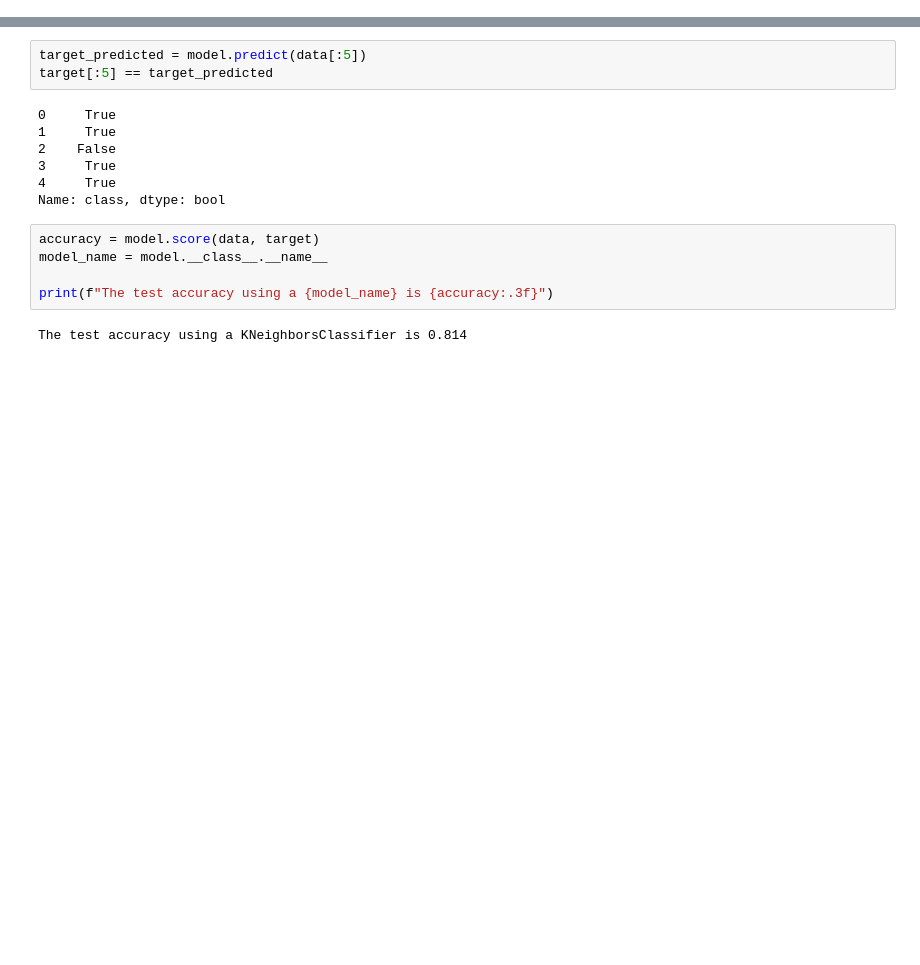
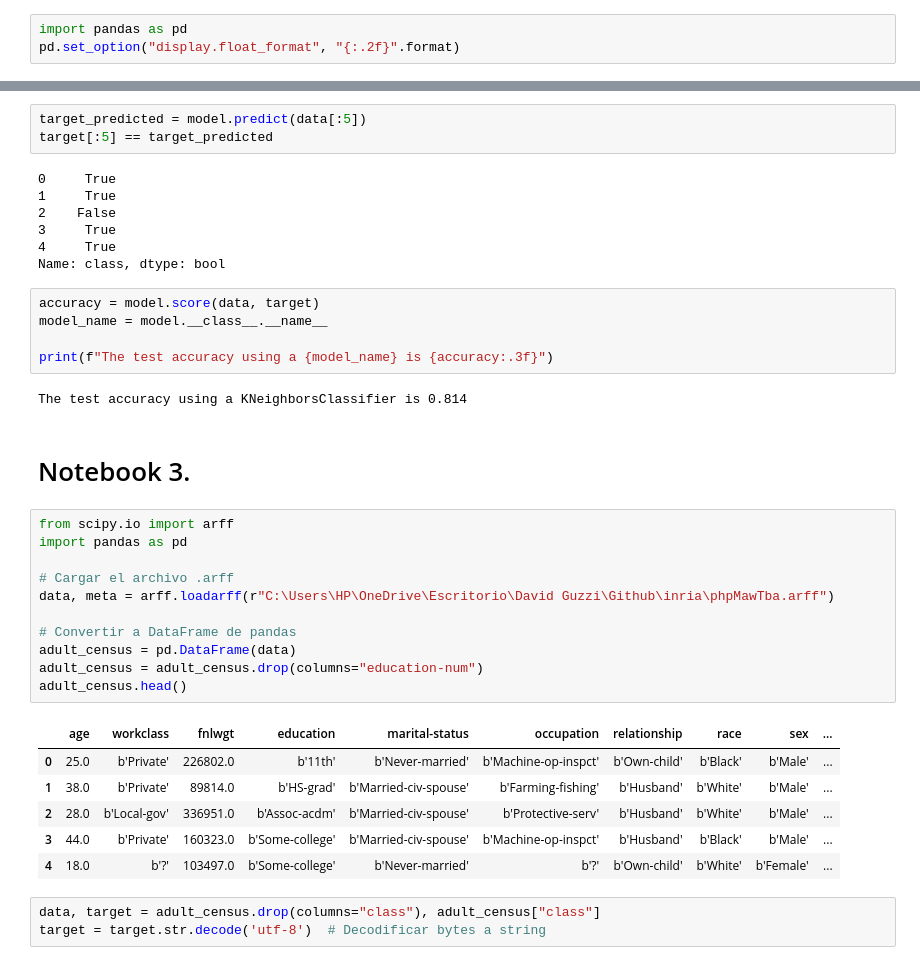
Before and after one commit to DavidGuzzi/inria, a Jupyter notebook: module_1.ipynb, the cells around one changed output, grey strips where cells are left out. Drawn from its saved outputs; the diff is of its cells as text; blank space fills up the shorter version.

```diff
--- a/module_1.ipynb
+++ b/module_1.ipynb
@@ -1,5 +1,8 @@
 # %% [markdown]
 # Notebook 1.
+# %%
+import pandas as pd
+pd.set_option("display.float_format", "{:.2f}".format)
 # %% [markdown]
 ## First look at our dataset
 
@@ -301,3 +304,26 @@ model_name = model.__class__.__name__
 print(f"The test accuracy using a {model_name} is {accuracy:.3f}")
 # %% [output]
 The test accuracy using a KNeighborsClassifier is 0.814
+# %% [markdown]
+# Notebook 3.
+# %%
+from scipy.io import arff
+import pandas as pd
+
+# Cargar el archivo .arff
+data, meta = arff.loadarff(r"C:\Users\HP\OneDrive\Escritorio\David Guzzi\Github\inria\phpMawTba.arff")
+
+# Convertir a DataFrame de pandas
+adult_census = pd.DataFrame(data)
+adult_census = adult_census.drop(columns="education-num")
+adult_census.head()
+# %% [output]
+|  | age | workclass | fnlwgt | education | marital-status | occupation | relationship | race | sex | ... |
+| 0 | 25.0 | b'Private' | 226802.0 | b'11th' | b'Never-married' | b'Machine-op-inspct' | b'Own-child' | b'Black' | b'Male' | ... |
+| 1 | 38.0 | b'Private' | 89814.0 | b'HS-grad' | b'Married-civ-spouse' | b'Farming-fishing' | b'Husband' | b'White' | b'Male' | ... |
+| 2 | 28.0 | b'Local-gov' | 336951.0 | b'Assoc-acdm' | b'Married-civ-spouse' | b'Protective-serv' | b'Husband' | b'White' | b'Male' | ... |
+| 3 | 44.0 | b'Private' | 160323.0 | b'Some-college' | b'Married-civ-spouse' | b'Machine-op-inspct' | b'Husband' | b'Black' | b'Male' | ... |
+| 4 | 18.0 | b'?' | 103497.0 | b'Some-college' | b'Never-married' | b'?' | b'Own-child' | b'White' | b'Female' | ... |
+# %%
+data, target = adult_census.drop(columns="class"), adult_census["class"]
+target = target.str.decode('utf-8')  # Decodificar bytes a string
```
Also changed, not shown: parts of 39 cells of this notebook.
